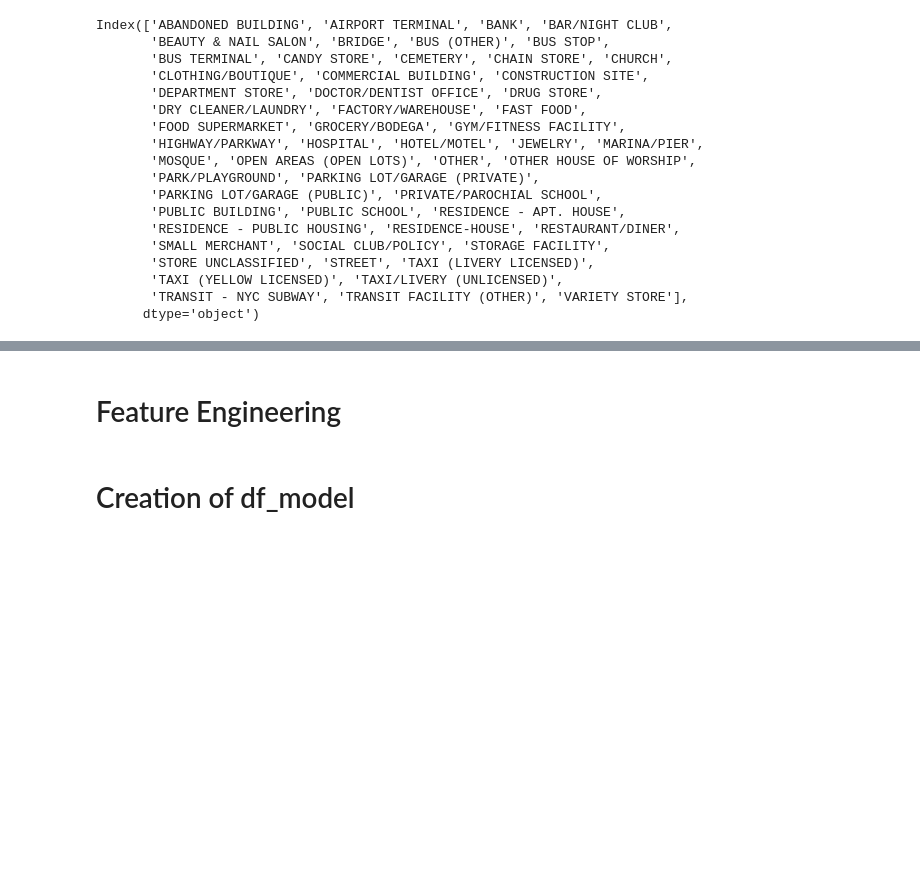
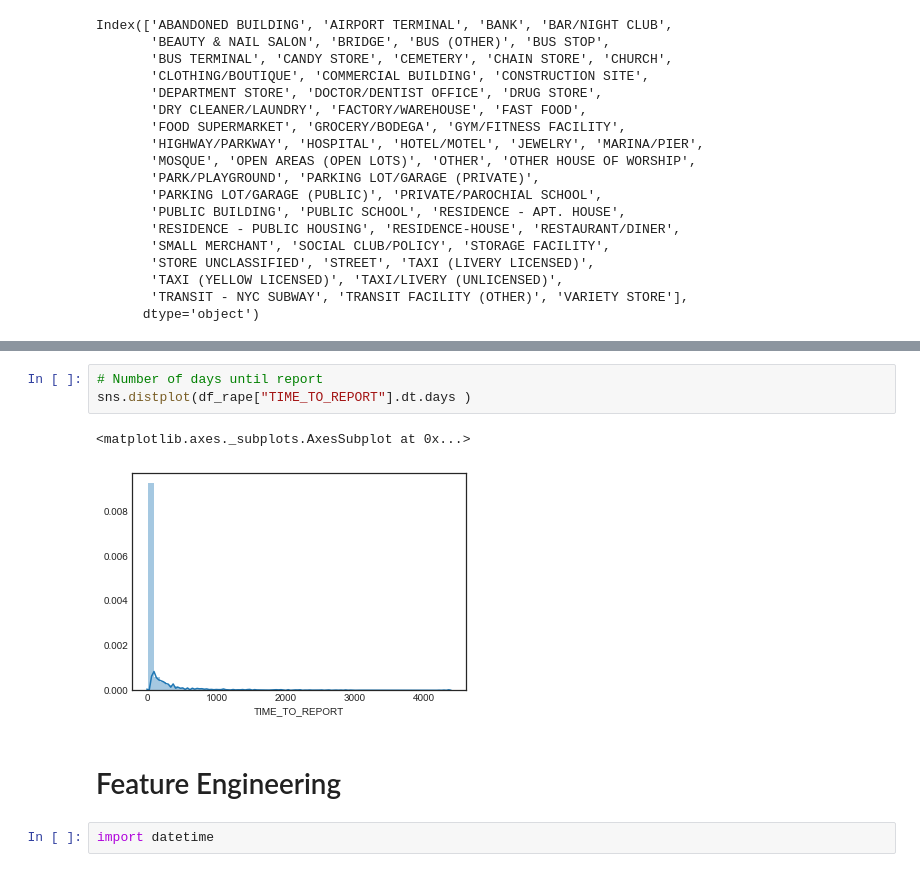
Before and after one commit to lgofish/Unit3Capstone, a Jupyter notebook: NYC_RapeData_v4.ipynb, the cells around one changed output, grey strips where cells are left out. Cells and saved outputs as stored; diff of their text form; blank space fills up the shorter version.

```diff
--- a/NYC_RapeData_v4.ipynb
+++ b/NYC_RapeData_v4.ipynb
@@ -545,4 +744,10 @@ Index(['ABANDONED BUILDING', 'AIRPORT TERMINAL', 'BANK', 'BAR/NIGHT CLUB',
+# %%
+# Number of days until report
+sns.distplot(df_rape["TIME_TO_REPORT"].dt.days )
+# %% [output]
+<matplotlib.axes._subplots.AxesSubplot at 0x...>
+[figure, added]
 # %% [markdown]
 # Feature Engineering
-# %% [markdown]
-# Creation of df_model
+# %%
+import datetime
```
Also changed, not shown: parts of 60 cells of this notebook.
